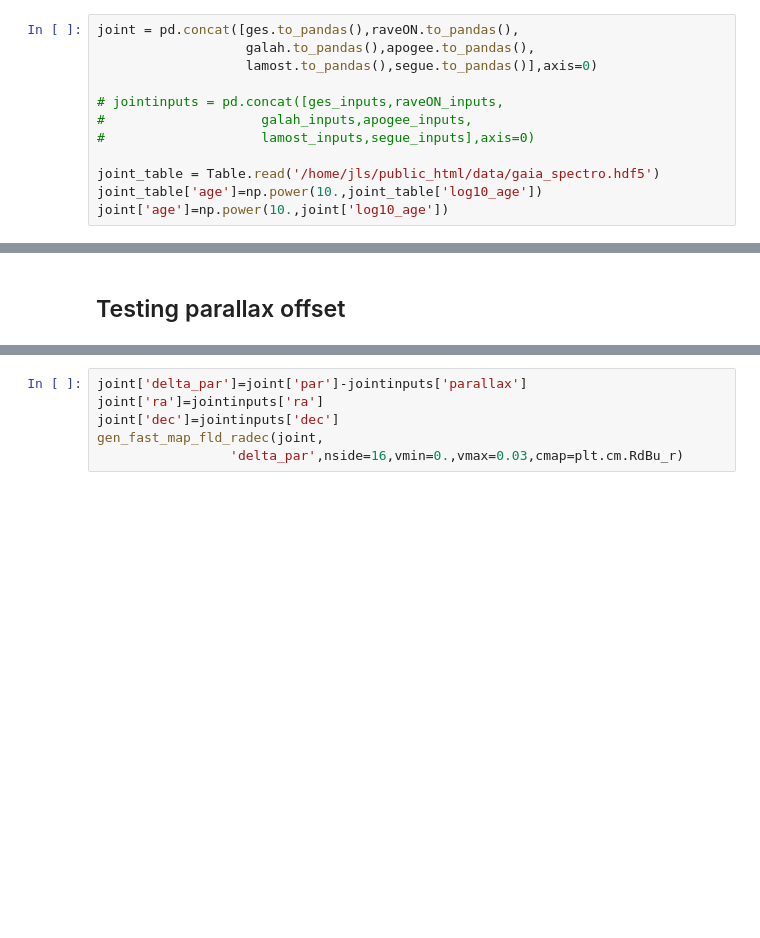
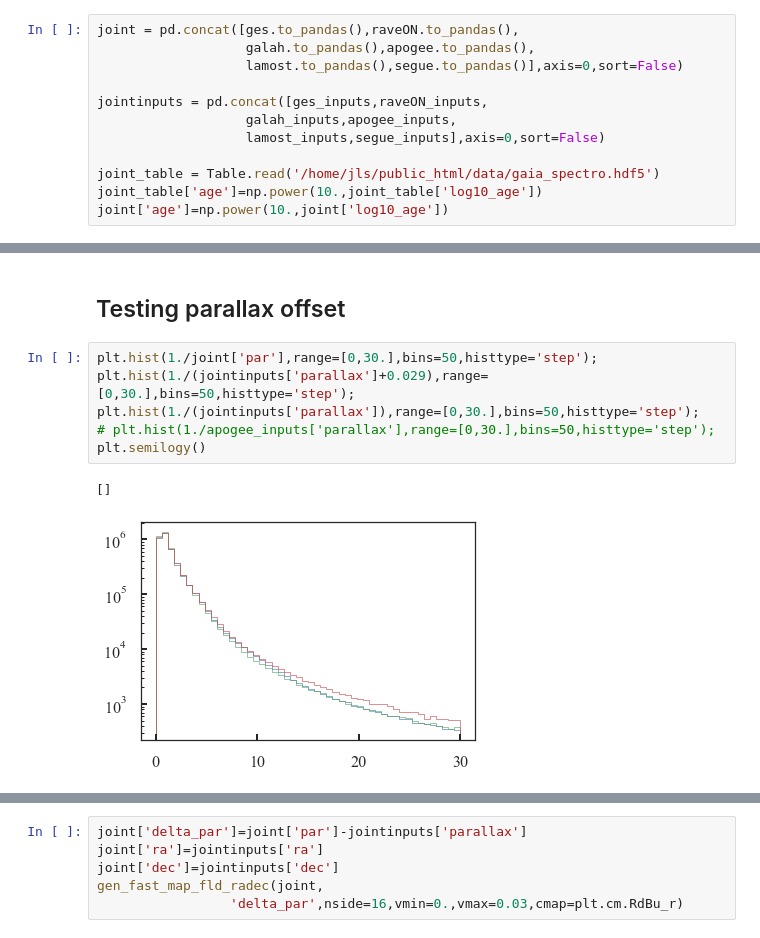
Before and after one commit to jls713/gaia_dr2_spectro, a Jupyter notebook: notebooks/InputOutputWithPrior.ipynb, the cells around one changed output, grey strips where cells are left out. Drawn from its saved outputs; the diff is of its cells as text; blank space fills up the shorter version.

```diff
--- a/notebooks/InputOutputWithPrior.ipynb
+++ b/notebooks/InputOutputWithPrior.ipynb
@@ -64,11 +101,11 @@ Processed: 182132 out of 187152
 # %%
 joint = pd.concat([ges.to_pandas(),raveON.to_pandas(),
                    galah.to_pandas(),apogee.to_pandas(),
-                   lamost.to_pandas(),segue.to_pandas()],axis=0)
+                   lamost.to_pandas(),segue.to_pandas()],axis=0,sort=False)
 
-# jointinputs = pd.concat([ges_inputs,raveON_inputs,
-#                    galah_inputs,apogee_inputs,
-#                    lamost_inputs,segue_inputs],axis=0)
+jointinputs = pd.concat([ges_inputs,raveON_inputs,
+                   galah_inputs,apogee_inputs,
+                   lamost_inputs,segue_inputs],axis=0,sort=False)
 
 joint_table = Table.read('/home/jls/public_html/data/gaia_spectro.hdf5')
 joint_table['age']=np.power(10.,joint_table['log10_age'])
@@ -1157,3 +1168,12 @@ plt.savefig('actions_age.pdf', bbox_inches='tight')
 [figure]
 # %% [markdown]
 ## Testing parallax offset
+# %%
+plt.hist(1./joint['par'],range=[0,30.],bins=50,histtype='step');
+plt.hist(1./(jointinputs['parallax']+0.029),range=[0,30.],bins=50,histtype='step');
+plt.hist(1./(jointinputs['parallax']),range=[0,30.],bins=50,histtype='step');
+# plt.hist(1./apogee_inputs['parallax'],range=[0,30.],bins=50,histtype='step');
+plt.semilogy()
+# %% [output]
+[]
+[figure, added]
```
Also changed, not shown: parts of 66 cells of this notebook, 6 other files.
